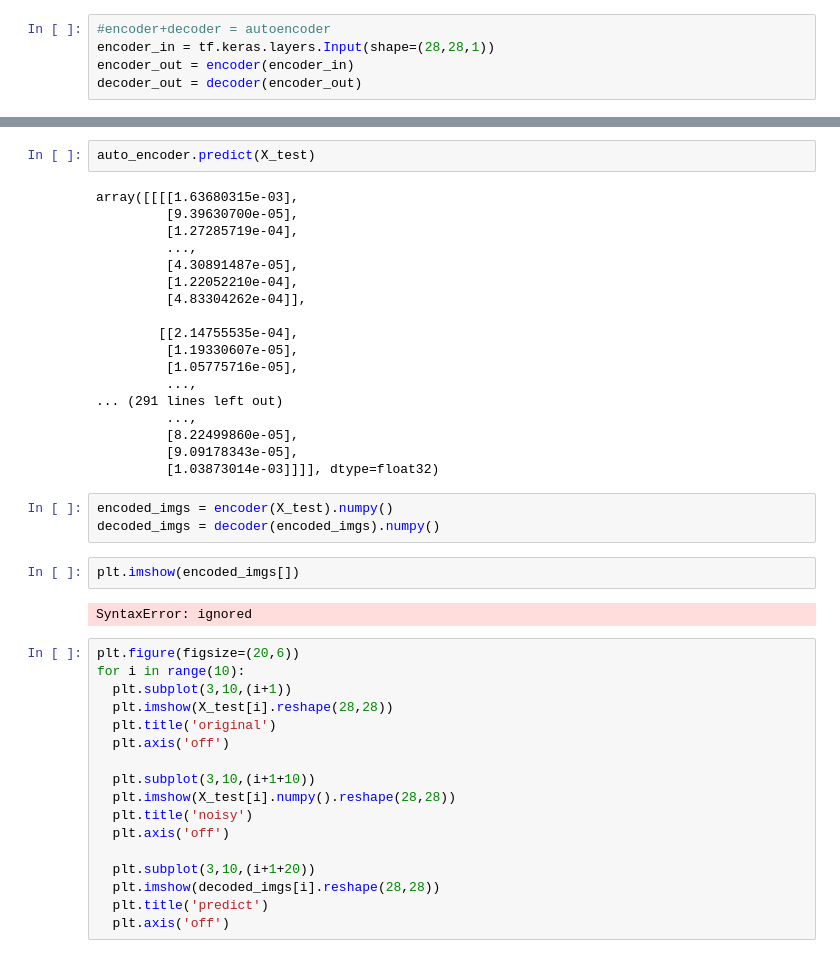
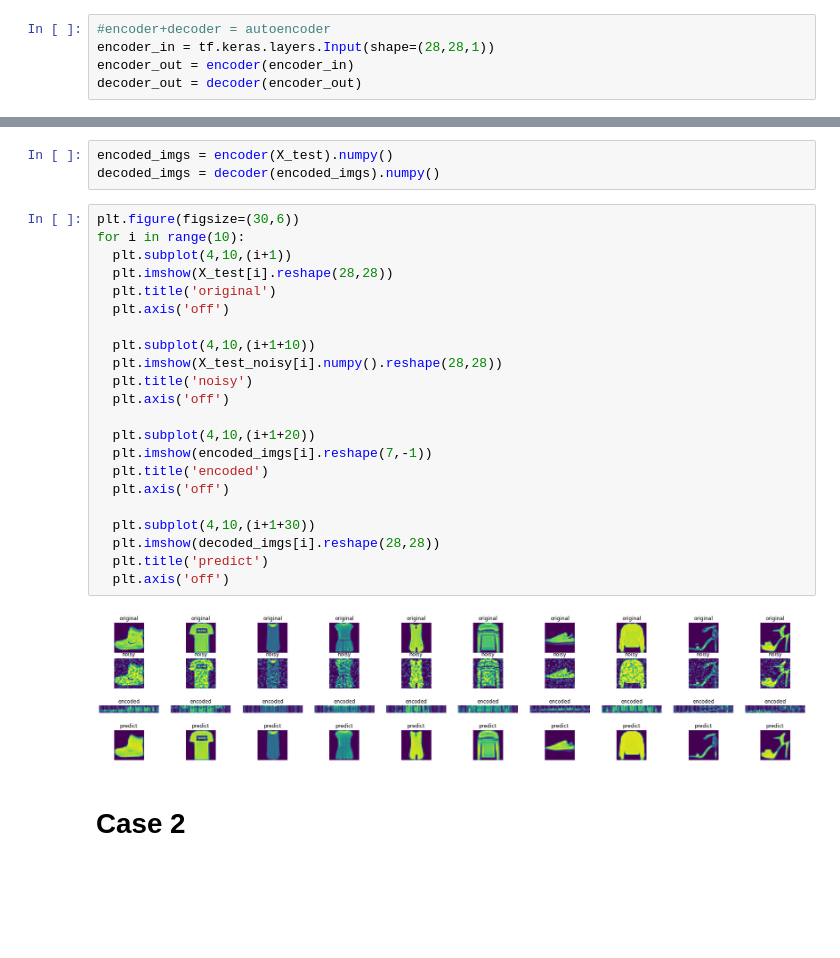
Before and after one commit to PingPingE/Deeplearning_with_Keras, a Jupyter notebook: day11.ipynb, the cells around one changed output, grey strips where cells are left out. Saved outputs shown, nothing was run; the diff lists cells and outputs as text; blank space fills up the shorter version.

```diff
--- a/day11.ipynb
+++ b/day11.ipynb
@@ -146,45 +184,30 @@ Epoch 10/10
 <tensorflow.python.keras.callbacks.History at 0x...>
-# %%
-auto_encoder.predict(X_test)
-# %% [output]
-array([[[[1.63680315e-03],
-         [9.39630700e-05],
-         [1.27285719e-04],
-         ...,
-         [4.30891487e-05],
-         [1.22052210e-04],
-         [4.83304262e-04]],
-
-        [[2.14755535e-04],
-         [1.19330607e-05],
-         [1.05775716e-05],
-         ...,
-... (291 lines left out)
-         ...,
-         [8.22499860e-05],
-         [9.09178343e-05],
-         [1.03873014e-03]]]], dtype=float32)
 # %%
 encoded_imgs = encoder(X_test).numpy()
 decoded_imgs = decoder(encoded_imgs).numpy()
-# %%
-plt.imshow(encoded_imgs[])
-# %% [output]
-SyntaxError: ignored
 # %%
-plt.figure(figsize=(20,6))
+plt.figure(figsize=(30,6))
 for i in range(10):
-  plt.subplot(3,10,(i+1))
+  plt.subplot(4,10,(i+1))
   plt.imshow(X_test[i].reshape(28,28))
   plt.title('original')
   plt.axis('off')
 
-  plt.subplot(3,10,(i+1+10))
-  plt.imshow(X_test[i].numpy().reshape(28,28))
+  plt.subplot(4,10,(i+1+10))
+  plt.imshow(X_test_noisy[i].numpy().reshape(28,28))
   plt.title('noisy')
   plt.axis('off')
 
-  plt.subplot(3,10,(i+1+20))
+  plt.subplot(4,10,(i+1+20))
+  plt.imshow(encoded_imgs[i].reshape(7,-1))
+  plt.title('encoded')
+  plt.axis('off')
+
+  plt.subplot(4,10,(i+1+30))
   plt.imshow(decoded_imgs[i].reshape(28,28))
   plt.title('predict')
   plt.axis('off')
+# %% [output]
+[figure, added]
+# %% [markdown]
+# Case 2
```
Also changed, not shown: parts of 35 cells of this notebook.
